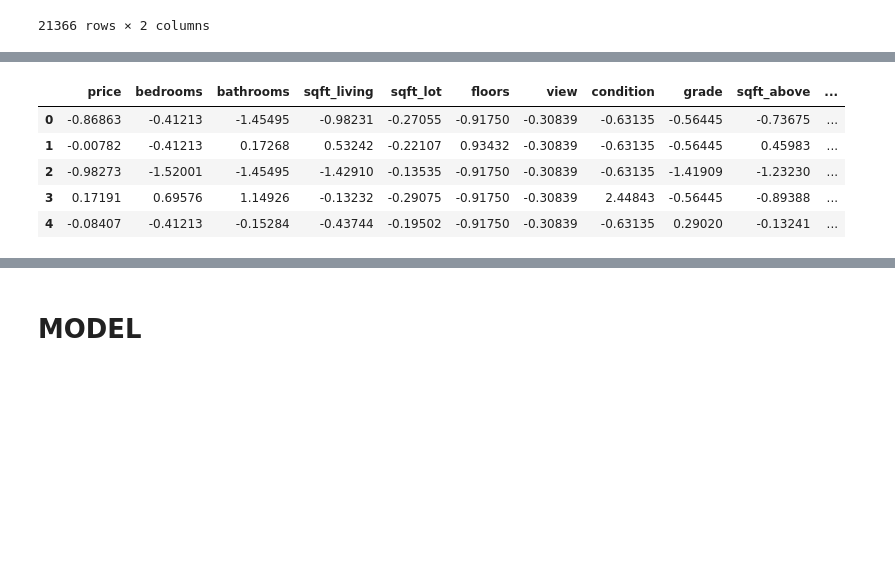
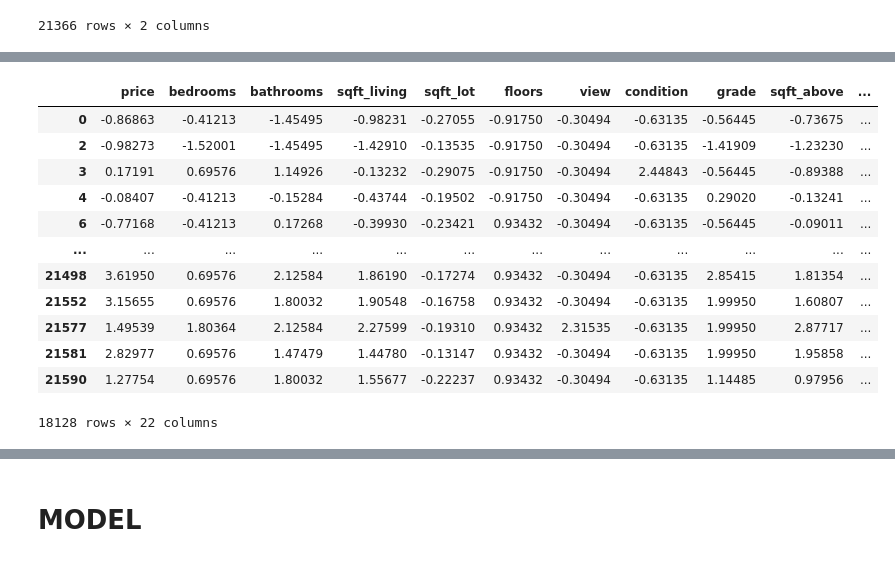
Before and after one commit to kuninethan95/dsc-phase-2-project, a Jupyter notebook: index_OSEMN_plus_mvp.ipynb, the cells around one changed output, grey strips where cells are left out. Saved outputs shown, nothing was run; the diff lists cells and outputs as text; code cells hidden in the pictures; blank space fills up the shorter version.

```diff
--- a/index_OSEMN_plus_mvp.ipynb
+++ b/index_OSEMN_plus_mvp.ipynb
@@ -1063,0 +1069,12 @@ df_model = df_model.drop(['id', 'date','zipcode','lat', 'long', 'Exp_inexp', 'wa
+# %%
+# Create Df that excludes outliers as z-score>3 or zscore<3
+# Pulled out price
+
+cols=['bedrooms', 'bathrooms', 'sqft_living', 'sqft_lot', 'floors',
+       'view', 'condition', 'grade', 'sqft_above', 'sqft_basement', 'yr_built',
+       'yr_renovated', 'sqft_living15', 'sqft_lot15', 'total_rooms',
+       'living_comparison', 'lot_comparison', 'live_lot', 'ren_recency',
+       'waterfront_1.0', 'Exp_inexp_True']
+for col in cols:
+    df_model = df_model.loc[df_model[col].abs()<=3]
+df_model.info()
@@ -1064,9 +1114,16 @@ df_model = df_model.drop(['id', 'date','zipcode','lat', 'long', 'Exp_inexp', 'wa
 # %%
-df_model.head()
+df_model
 # %% [output]
 |  | price | bedrooms | bathrooms | sqft_living | sqft_lot | floors | view | condition | grade | sqft_above | ... |
-| 0 | -0.86863 | -0.41213 | -1.45495 | -0.98231 | -0.27055 | -0.91750 | -0.30839 | -0.63135 | -0.56445 | -0.73675 | ... |
-| 1 | -0.00782 | -0.41213 | 0.17268 | 0.53242 | -0.22107 | 0.93432 | -0.30839 | -0.63135 | -0.56445 | 0.45983 | ... |
-| 2 | -0.98273 | -1.52001 | -1.45495 | -1.42910 | -0.13535 | -0.91750 | -0.30839 | -0.63135 | -1.41909 | -1.23230 | ... |
-| 3 | 0.17191 | 0.69576 | 1.14926 | -0.13232 | -0.29075 | -0.91750 | -0.30839 | 2.44843 | -0.56445 | -0.89388 | ... |
-| 4 | -0.08407 | -0.41213 | -0.15284 | -0.43744 | -0.19502 | -0.91750 | -0.30839 | -0.63135 | 0.29020 | -0.13241 | ... |
+| 0 | -0.86863 | -0.41213 | -1.45495 | -0.98231 | -0.27055 | -0.91750 | -0.30494 | -0.63135 | -0.56445 | -0.73675 | ... |
+| 2 | -0.98273 | -1.52001 | -1.45495 | -1.42910 | -0.13535 | -0.91750 | -0.30494 | -0.63135 | -1.41909 | -1.23230 | ... |
+| 3 | 0.17191 | 0.69576 | 1.14926 | -0.13232 | -0.29075 | -0.91750 | -0.30494 | 2.44843 | -0.56445 | -0.89388 | ... |
+| 4 | -0.08407 | -0.41213 | -0.15284 | -0.43744 | -0.19502 | -0.91750 | -0.30494 | -0.63135 | 0.29020 | -0.13241 | ... |
+| 6 | -0.77168 | -0.41213 | 0.17268 | -0.39930 | -0.23421 | 0.93432 | -0.30494 | -0.63135 | -0.56445 | -0.09011 | ... |
+| ... | ... | ... | ... | ... | ... | ... | ... | ... | ... | ... | ... |
+| 21498 | 3.61950 | 0.69576 | 2.12584 | 1.86190 | -0.17274 | 0.93432 | -0.30494 | -0.63135 | 2.85415 | 1.81354 | ... |
+| 21552 | 3.15655 | 0.69576 | 1.80032 | 1.90548 | -0.16758 | 0.93432 | -0.30494 | -0.63135 | 1.99950 | 1.60807 | ... |
+| 21577 | 1.49539 | 1.80364 | 2.12584 | 2.27599 | -0.19310 | 0.93432 | 2.31535 | -0.63135 | 1.99950 | 2.87717 | ... |
+| 21581 | 2.82977 | 0.69576 | 1.47479 | 1.44780 | -0.13147 | 0.93432 | -0.30494 | -0.63135 | 1.99950 | 1.95858 | ... |
+| 21590 | 1.27754 | 0.69576 | 1.80032 | 1.55677 | -0.22237 | 0.93432 | -0.30494 | -0.63135 | 1.14485 | 0.97956 | ... |
+18128 rows × 22 columns
```
Also changed, not shown: parts of 16 cells of this notebook.
